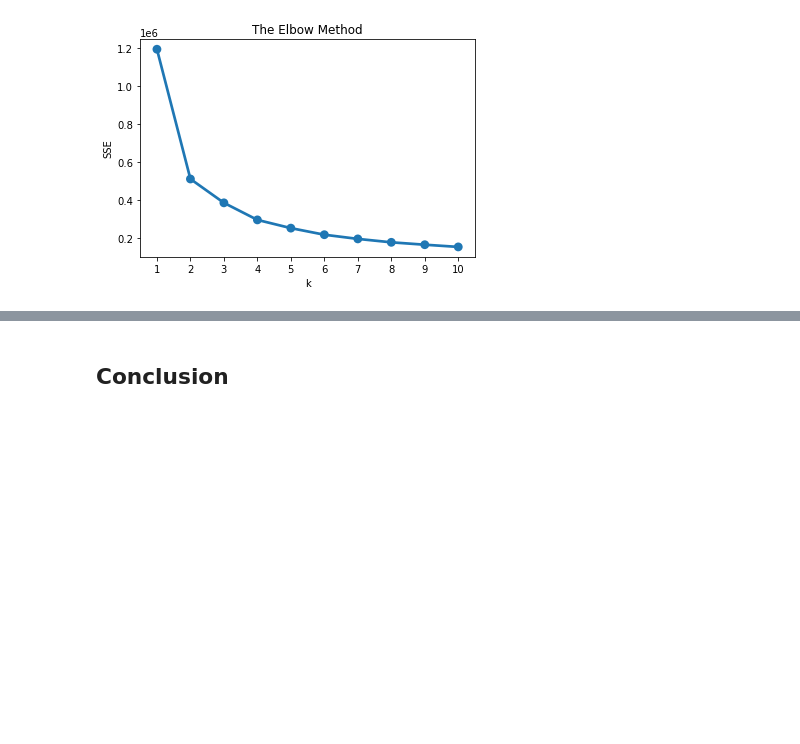
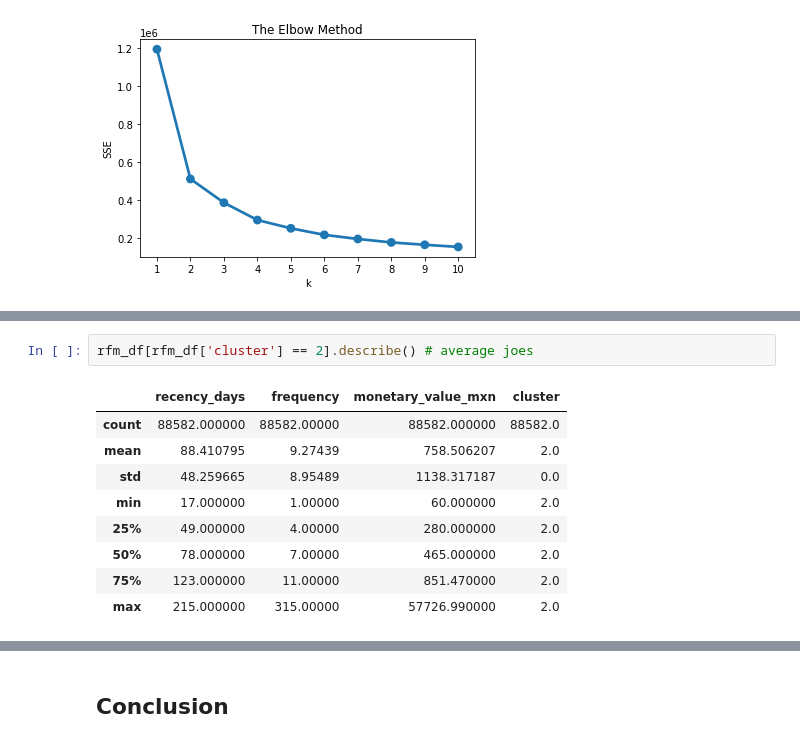
Before and after one commit to andrescerv/RFM-analysis-using-K-Means, a Jupyter notebook: RFM_clusterization.ipynb, the cells around one changed output, grey strips where cells are left out. Cells and saved outputs as stored; diff of their text form; blank space fills up the shorter version.

```diff
--- a/RFM_clusterization.ipynb
+++ b/RFM_clusterization.ipynb
@@ -355,0 +360,12 @@ rfm_df[rfm_df['cluster'] == 1].describe()
+# %%
+rfm_df[rfm_df['cluster'] == 2].describe() # average joes
+# %% [output]
+|  | recency_days | frequency | monetary_value_mxn | cluster |
+| count | 88582.000000 | 88582.00000 | 88582.000000 | 88582.0 |
+| mean | 88.410795 | 9.27439 | 758.506207 | 2.0 |
+| std | 48.259665 | 8.95489 | 1138.317187 | 0.0 |
+| min | 17.000000 | 1.00000 | 60.000000 | 2.0 |
+| 25% | 49.000000 | 4.00000 | 280.000000 | 2.0 |
+| 50% | 78.000000 | 7.00000 | 465.000000 | 2.0 |
+| 75% | 123.000000 | 11.00000 | 851.470000 | 2.0 |
+| max | 215.000000 | 315.00000 | 57726.990000 | 2.0 |
```
Also changed, not shown: parts of 22 cells of this notebook, 2 other files.
